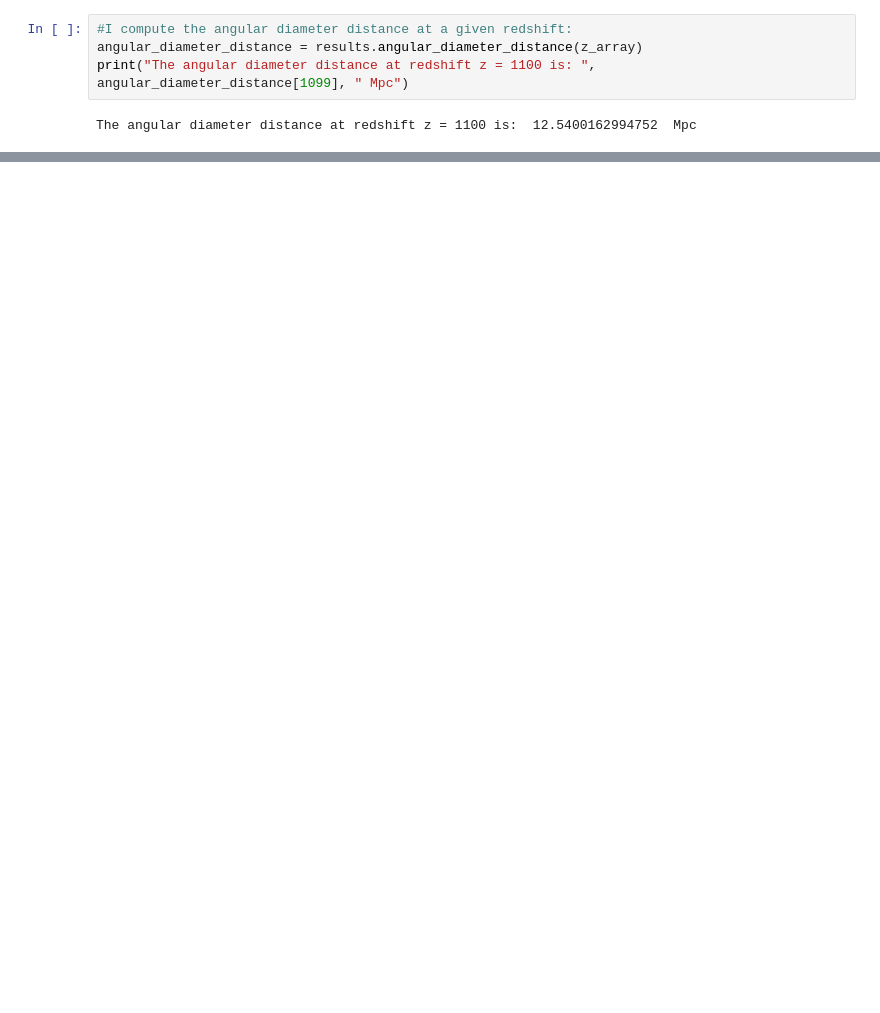
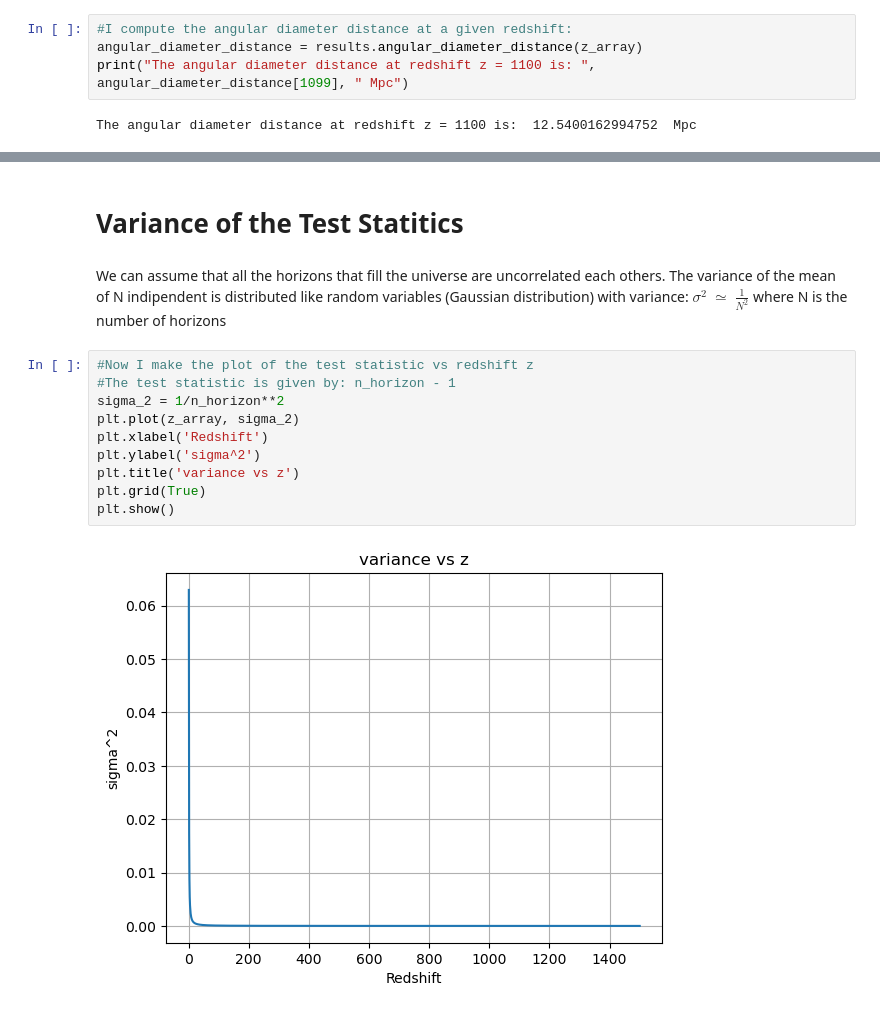
Before and after one commit to GenovaCosmology/AstroCosmoComputational, a Jupyter notebook: Students/AndreaGatti/Cosmic_Structure/Week4/angular_size_horizon.ipynb, the cells around one changed output, grey strips where cells are left out. Drawn from its saved outputs; the diff is of its cells as text; blank space fills up the shorter version.

```diff
--- a/Students/AndreaGatti/Cosmic_Structure/Week4/angular_size_horizon.ipynb
+++ b/Students/AndreaGatti/Cosmic_Structure/Week4/angular_size_horizon.ipynb
@@ -78,0 +82,17 @@ chiedere come calcolare il particle horizon!!!
+# %% [markdown]
+# Variance of the Test Statitics
+# %% [markdown]
+We can assume that all the horizons that fill the universe are uncorrelated each others.
+The variance of the mean of N indipendent is distributed like random variables (Gaussian distribution) with variance: $ \sigma^2$ $\simeq$ $ \frac{1}{N^2}$ where N is the number of horizons
+# %%
+#Now I make the plot of the test statistic vs redshift z
+#The test statistic is given by: n_horizon - 1
+sigma_2 = 1/n_horizon**2
+plt.plot(z_array, sigma_2)
+plt.xlabel('Redshift')
+plt.ylabel('sigma^2')
+plt.title('variance vs z')
+plt.grid(True)
+plt.show()
+# %% [output]
+[figure, added]
```
Also changed, not shown: parts of 6 cells of this notebook, 2 other files.
